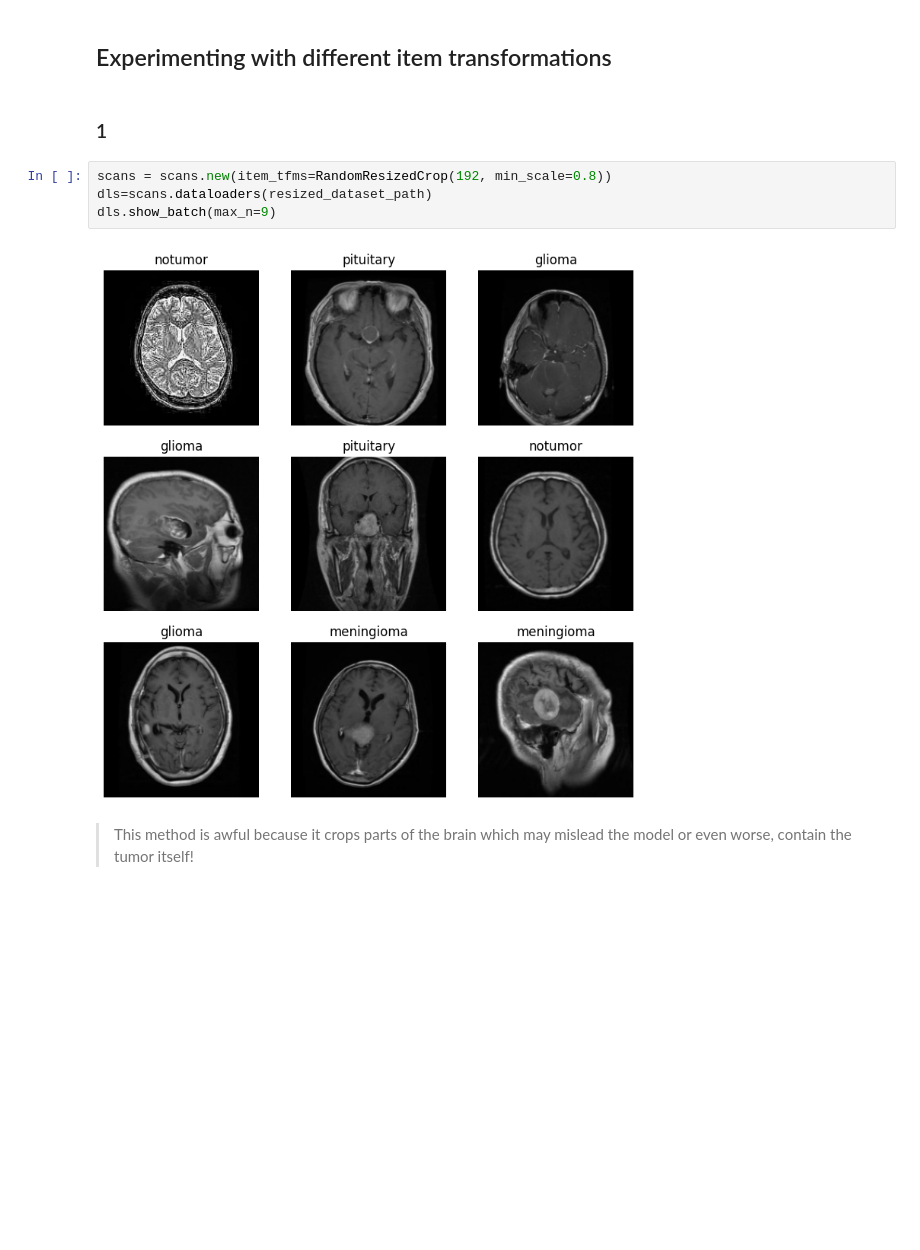
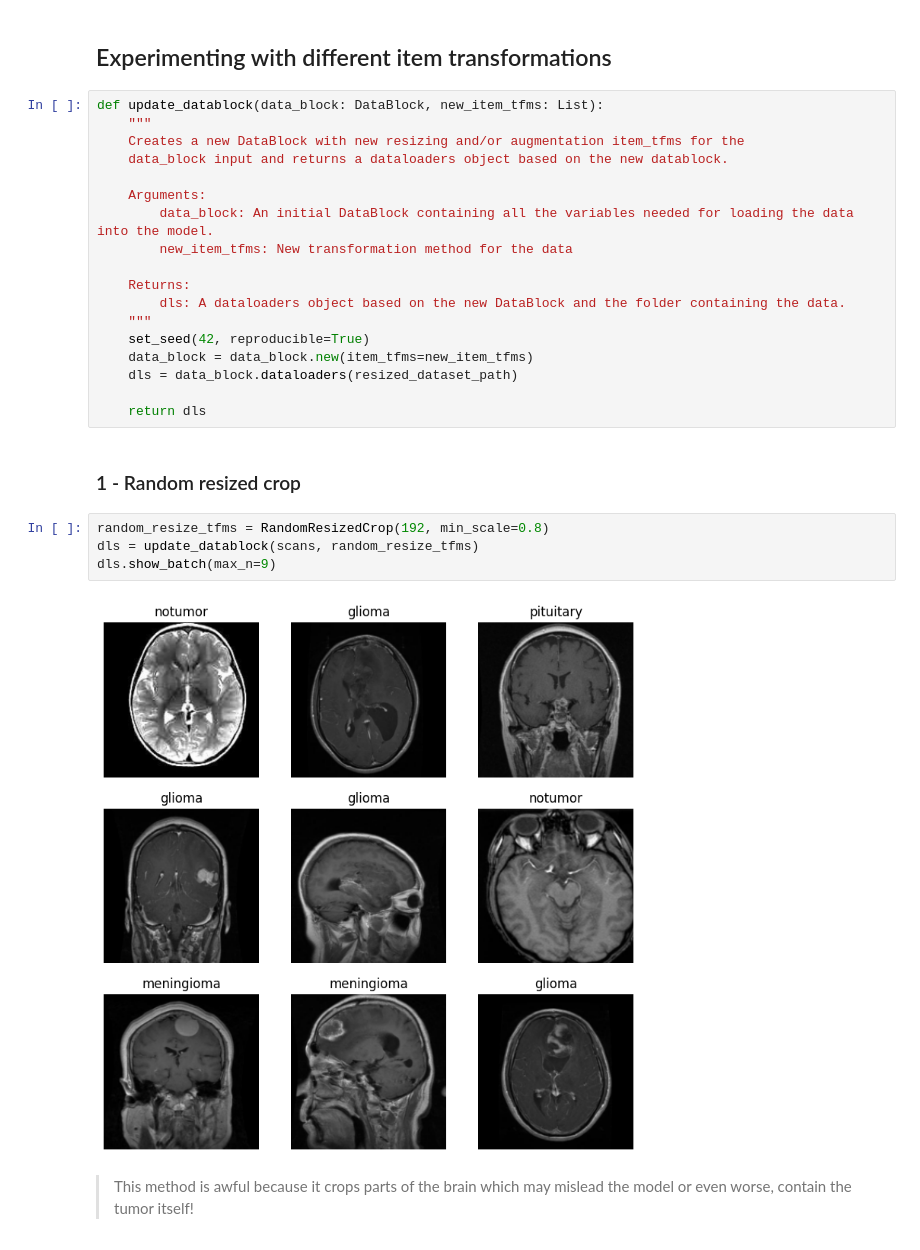
Before and after one commit to aviram421/mri-tumor-classification, a Jupyter notebook: tumor-classification-model.ipynb, the cells around one changed output. Cells and saved outputs as stored; diff of their text form; blank space fills up the shorter version.

Commit message:
Create a function for updating datablock

```diff
--- a/tumor-classification-model.ipynb
+++ b/tumor-classification-model.ipynb
@@ -79,13 +79,31 @@ Probability it's a brain with meningioma: 0.995
 > Good start!
 # %% [markdown]
 ## Experimenting with different item transformations
+# %%
+def update_datablock(data_block: DataBlock, new_item_tfms: List):
+    """
+    Creates a new DataBlock with new resizing and/or augmentation item_tfms for the
+    data_block input and returns a dataloaders object based on the new datablock.
+
+    Arguments:
+        data_block: An initial DataBlock containing all the variables needed for loading the data into the model.
+        new_item_tfms: New transformation method for the data
+
+    Returns:
+        dls: A dataloaders object based on the new DataBlock and the folder containing the data.
+    """
+    set_seed(42, reproducible=True)
+    data_block = data_block.new(item_tfms=new_item_tfms)
+    dls = data_block.dataloaders(resized_dataset_path)
+
+    return dls
 # %% [markdown]
-### 1
+### 1 - Random resized crop
 # %%
-scans = scans.new(item_tfms=RandomResizedCrop(192, min_scale=0.8))
-dls=scans.dataloaders(resized_dataset_path)
+random_resize_tfms = RandomResizedCrop(192, min_scale=0.8)
+dls = update_datablock(scans, random_resize_tfms)
 dls.show_batch(max_n=9)
 # %% [output]
-[figure, old version]
+[figure, new version]
 # %% [markdown]
 > This method is awful because it crops parts of the brain which may mislead the model or even worse, contain the tumor itself!
```
Also changed, not shown: parts of 3 cells of this notebook.
